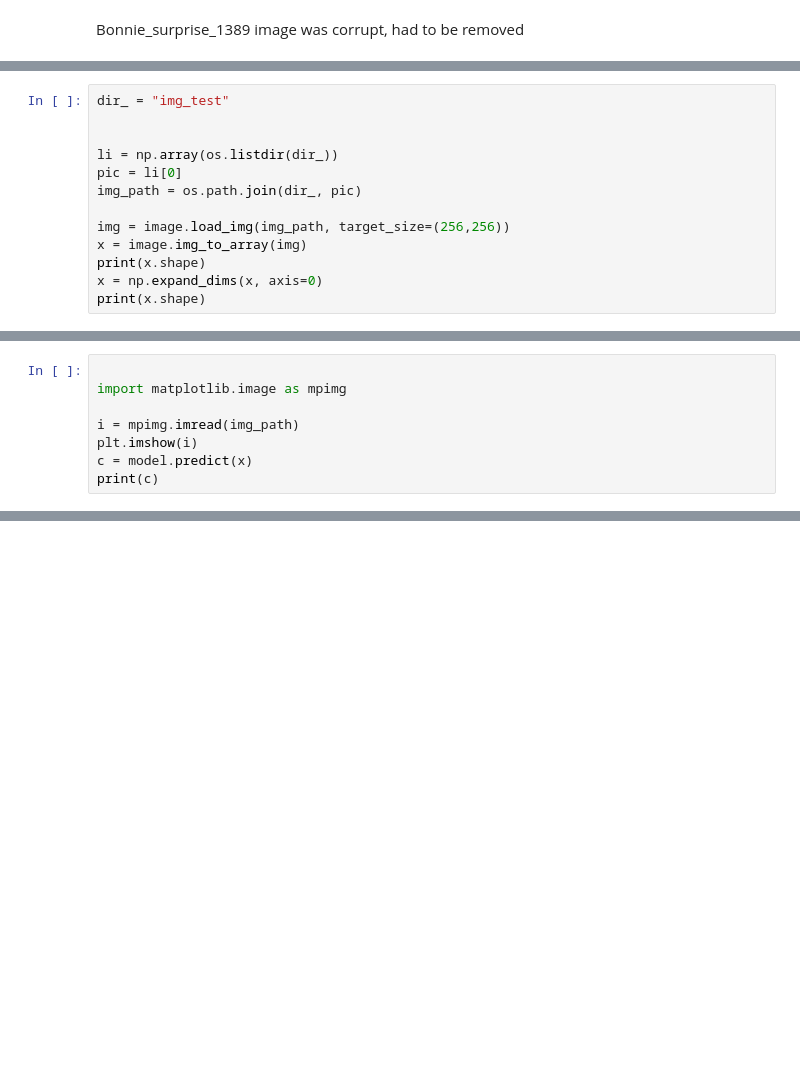
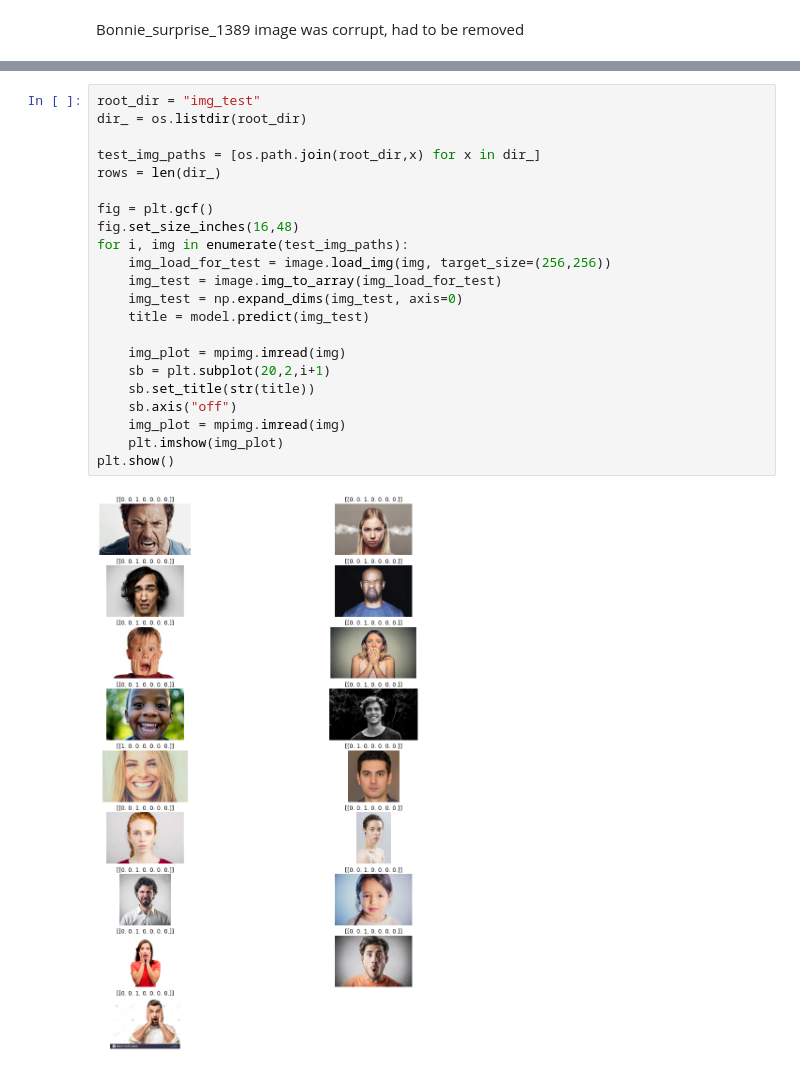
Before and after one commit to e-remington-lee/record_video, a Jupyter notebook: nn.ipynb, the cells around one changed output, grey strips where cells are left out. Saved outputs shown, nothing was run; the diff lists cells and outputs as text; blank space fills up the shorter version.

Commit message:
potentially better model

```diff
--- a/nn.ipynb
+++ b/nn.ipynb
@@ -130,13 +123,0 @@ history = model.fit(train_generator,
-# %%
-dir_ = "img_test"
-
-
-li = np.array(os.listdir(dir_))
-pic = li[0]
-img_path = os.path.join(dir_, pic)
-
-img = image.load_img(img_path, target_size=(256,256))
-x = image.img_to_array(img)
-print(x.shape)
-x = np.expand_dims(x, axis=0)
-print(x.shape)
@@ -149,8 +123,0 @@ The first item in the list shows the percent prediction for angry.
-# %%
-
-import matplotlib.image as mpimg
-
-i = mpimg.imread(img_path)
-plt.imshow(i)
-c = model.predict(x)
-print(c)
@@ -159,0 +145,24 @@ print(c)
+# %%
+root_dir = "img_test"
+dir_ = os.listdir(root_dir)
+
+test_img_paths = [os.path.join(root_dir,x) for x in dir_]
+rows = len(dir_)
+
+fig = plt.gcf()
+fig.set_size_inches(16,48)
+for i, img in enumerate(test_img_paths):
+    img_load_for_test = image.load_img(img, target_size=(256,256))
+    img_test = image.img_to_array(img_load_for_test)
+    img_test = np.expand_dims(img_test, axis=0)
+    title = model.predict(img_test)
+
+    img_plot = mpimg.imread(img)
+    sb = plt.subplot(20,2,i+1)
+    sb.set_title(str(title))
+    sb.axis("off")
+    img_plot = mpimg.imread(img)
+    plt.imshow(img_plot)
+plt.show()
+# %% [output]
+[figure, added]
```
Also changed, not shown: parts of 17 cells of this notebook, 6 other files.
